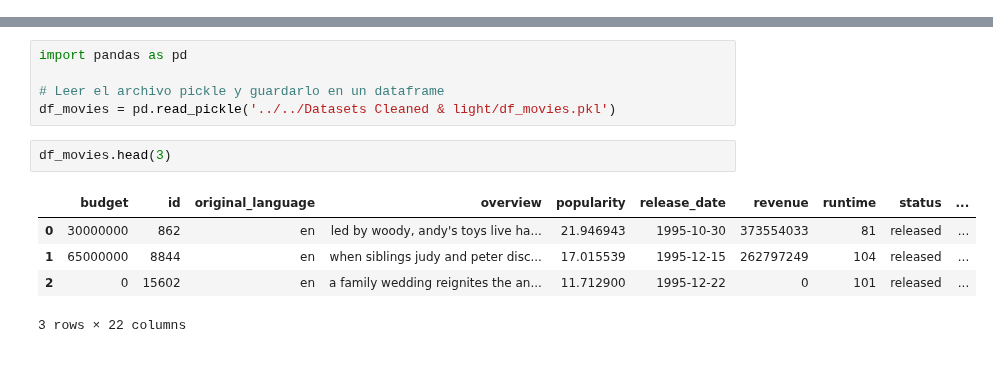
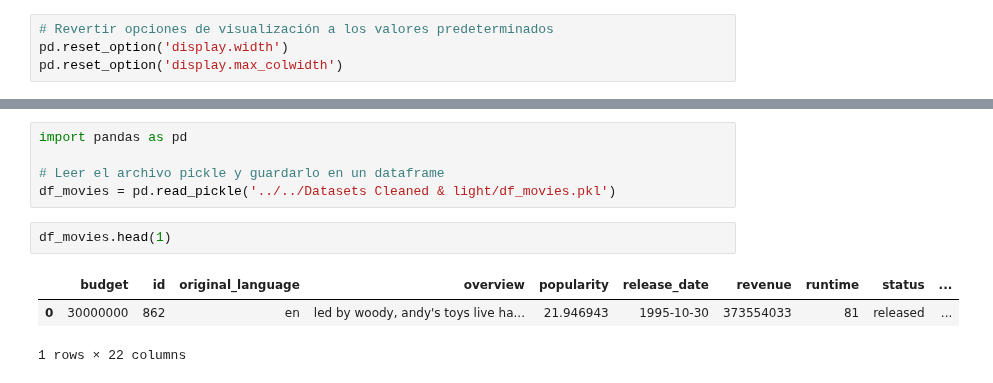
Before and after one commit to Lucaramallo/PI1_MLOps_Sistema_de_Recomendacion_Movies_ML, a Jupyter notebook: ETLs/ETL Credits/2_ETL_Credits_limpieza.ipynb, the cells around one changed output, grey strips where cells are left out. Cells and saved outputs as stored; diff of their text form.

```diff
--- a/ETLs/ETL Credits/2_ETL_Credits_limpieza.ipynb
+++ b/ETLs/ETL Credits/2_ETL_Credits_limpieza.ipynb
@@ -24,6 +24,10 @@ df_credits_csv.head(1)
 df_credits_csv.shape
 # %% [output]
 (45476, 3)
+# %%
+# Revertir opciones de visualización a los valores predeterminados
+pd.reset_option('display.width')
+pd.reset_option('display.max_colwidth')
 # %%
 msno.matrix(df_credits_csv)
 # %% [output]
@@ -708,10 +441,8 @@ import pandas as pd
 # Leer el archivo pickle y guardarlo en un dataframe
 df_movies = pd.read_pickle('../../Datasets Cleaned & light/df_movies.pkl')
 # %%
-df_movies.head(3)
+df_movies.head(1)
 # %% [output]
 |  | budget | id | original_language | overview | popularity | release_date | revenue | runtime | status | ... |
 | 0 | 30000000 | 862 | en | led by woody, andy's toys live ha... | 21.946943 | 1995-10-30 | 373554033 | 81 | released | ... |
-| 1 | 65000000 | 8844 | en | when siblings judy and peter disc... | 17.015539 | 1995-12-15 | 262797249 | 104 | released | ... |
-| 2 | 0 | 15602 | en | a family wedding reignites the an... | 11.712900 | 1995-12-22 | 0 | 101 | released | ... |
-3 rows × 22 columns
+1 rows × 22 columns
```
Also changed, not shown: parts of 77 cells of this notebook, 4 other files.
